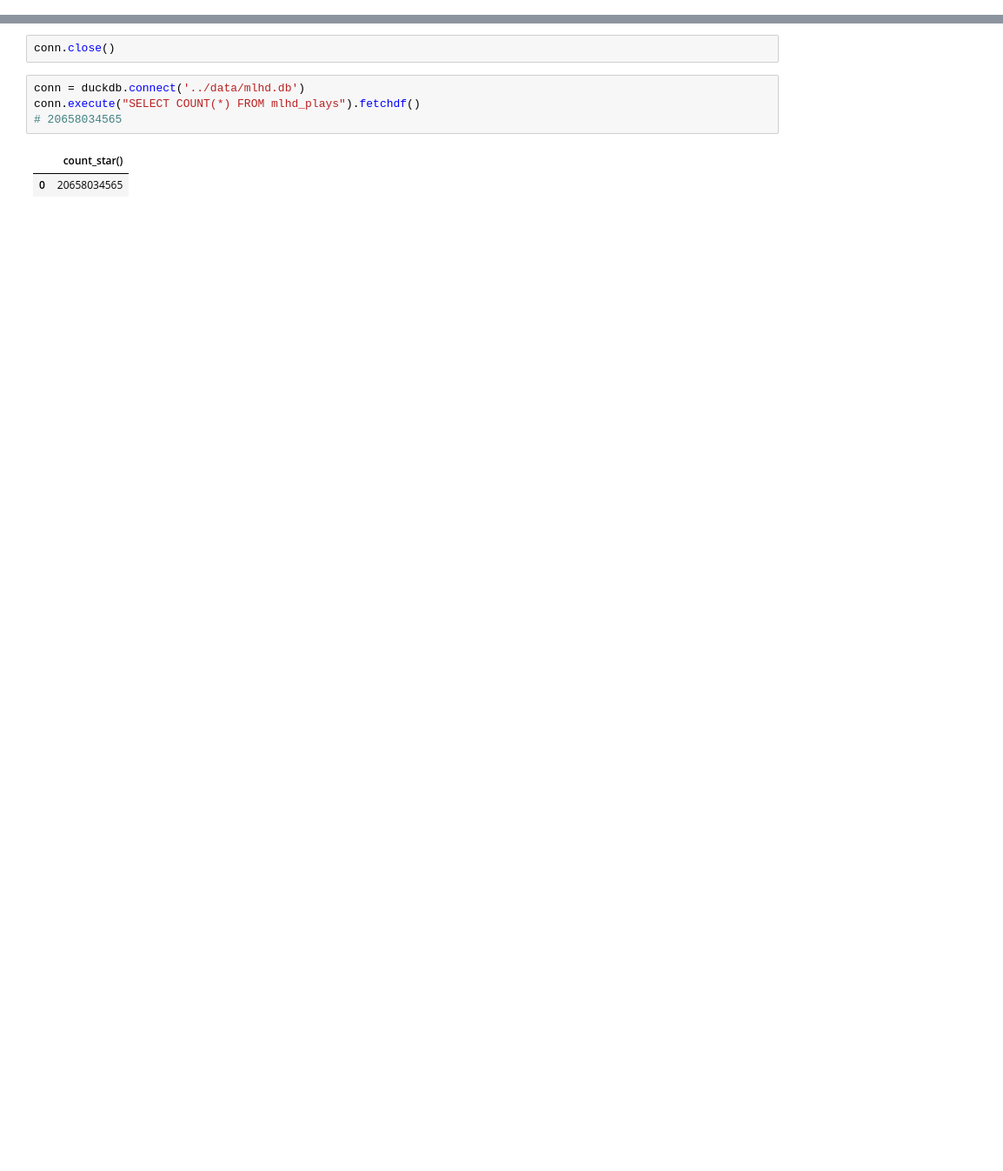
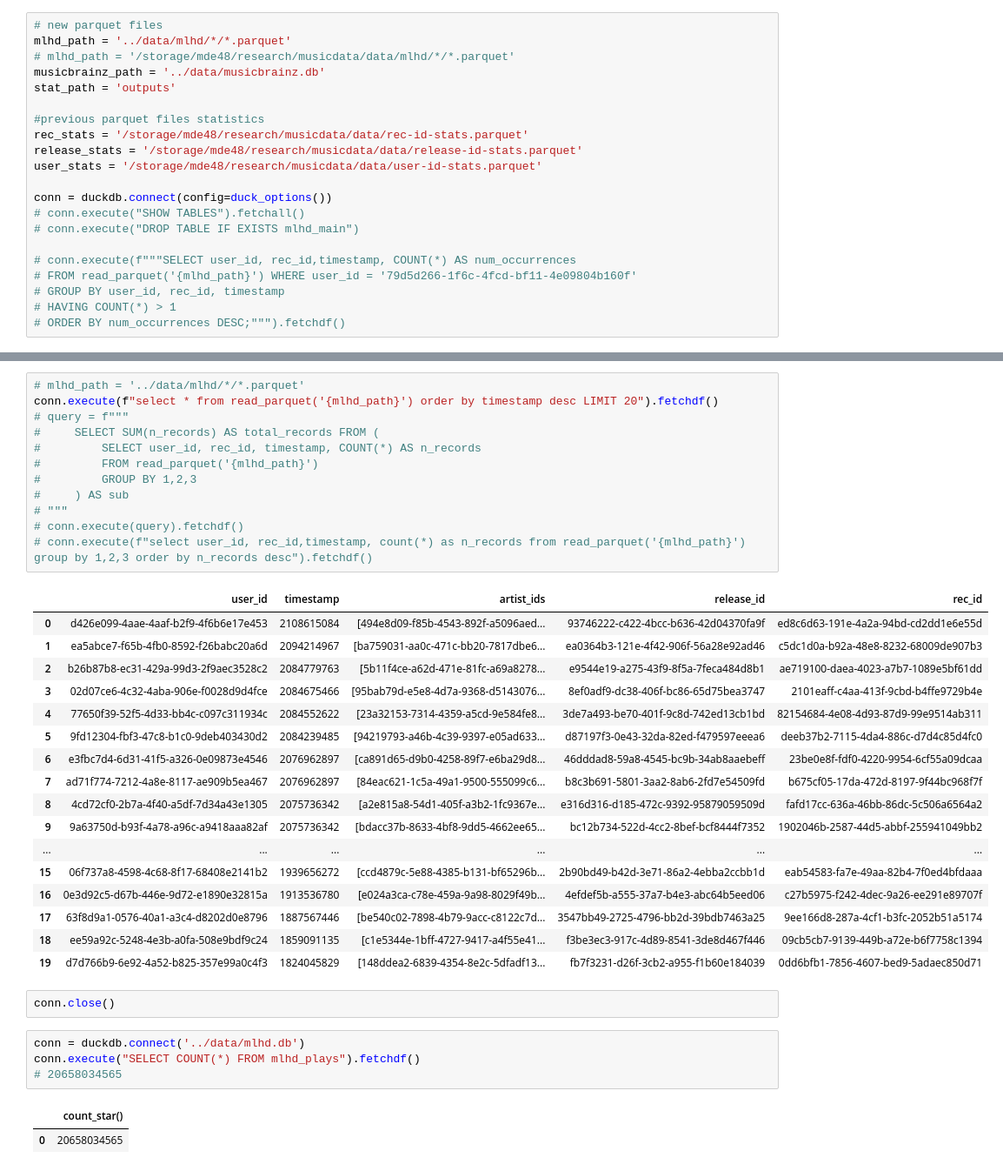
Before and after one commit to mdekstrand/musicdata-tools, a Jupyter notebook: notebooks/test.ipynb, the cells around one changed output, grey strips where cells are left out. Shown at 87% size. Cells and saved outputs as stored; diff of their text form; blank space fills up the shorter version.

Commit message:
added mapped mlhd data and new statistics

```diff
--- a/notebooks/test.ipynb
+++ b/notebooks/test.ipynb
@@ -21,0 +18,21 @@ conn = duckdb.connect()
+# %%
+# new parquet files
+mlhd_path = '../data/mlhd/*/*.parquet'
+# mlhd_path = '/storage/mde48/research/musicdata/data/mlhd/*/*.parquet'
+musicbrainz_path = '../data/musicbrainz.db'
+stat_path = 'outputs'
+
+#previous parquet files statistics
+rec_stats = '/storage/mde48/research/musicdata/data/rec-id-stats.parquet'
+release_stats = '/storage/mde48/research/musicdata/data/release-id-stats.parquet'
+user_stats = '/storage/mde48/research/musicdata/data/user-id-stats.parquet'
+
+conn = duckdb.connect(config=duck_options())
+# conn.execute("SHOW TABLES").fetchall()
+# conn.execute("DROP TABLE IF EXISTS mlhd_main")
+
+# conn.execute(f"""SELECT user_id, rec_id,timestamp, COUNT(*) AS num_occurrences
+# FROM read_parquet('{mlhd_path}') WHERE user_id = '79d5d266-1f6c-4fcd-bf11-4e09804b160f'
+# GROUP BY user_id, rec_id, timestamp
+# HAVING COUNT(*) > 1
+# ORDER BY num_occurrences DESC;""").fetchdf()
@@ -28,3 +153,33 @@ conn.execute(f"SELECT COUNT(*) FROM read_parquet('{mlhd_path}')").fetchdf()
+# %%
+# mlhd_path = '../data/mlhd/*/*.parquet'
+conn.execute(f"select * from read_parquet('{mlhd_path}') order by timestamp desc LIMIT 20").fetchdf()
+# query = f"""
+#     SELECT SUM(n_records) AS total_records FROM (
+#         SELECT user_id, rec_id, timestamp, COUNT(*) AS n_records
+#         FROM read_parquet('{mlhd_path}')
+#         GROUP BY 1,2,3
+#     ) AS sub
+# """
+# conn.execute(query).fetchdf()
+# conn.execute(f"select user_id, rec_id,timestamp, count(*) as n_records from read_parquet('{mlhd_path}') group by 1,2,3 order by n_records desc").fetchdf()
+# %% [output]
+|  | user_id | timestamp | artist_ids | release_id | rec_id |
+| 0 | d426e099-4aae-4aaf-b2f9-4f6b6e17e453 | 2108615084 | [494e8d09-f85b-4543-892f-a5096aed... | 93746222-c422-4bcc-b636-42d04370fa9f | ed8c6d63-191e-4a2a-94bd-cd2dd1e6e55d |
+| 1 | ea5abce7-f65b-4fb0-8592-f26babc20a6d | 2094214967 | [ba759031-aa0c-471c-bb20-7817dbe6... | ea0364b3-121e-4f42-906f-56a28e92ad46 | c5dc1d0a-b92a-48e8-8232-68009de907b3 |
+| 2 | b26b87b8-ec31-429a-99d3-2f9aec3528c2 | 2084779763 | [5b11f4ce-a62d-471e-81fc-a69a8278... | e9544e19-a275-43f9-8f5a-7feca484d8b1 | ae719100-daea-4023-a7b7-1089e5bf61dd |
+| 3 | 02d07ce6-4c32-4aba-906e-f0028d9d4fce | 2084675466 | [95bab79d-e5e8-4d7a-9368-d5143076... | 8ef0adf9-dc38-406f-bc86-65d75bea3747 | 2101eaff-c4aa-413f-9cbd-b4ffe9729b4e |
+| 4 | 77650f39-52f5-4d33-bb4c-c097c311934c | 2084552622 | [23a32153-7314-4359-a5cd-9e584fe8... | 3de7a493-be70-401f-9c8d-742ed13cb1bd | 82154684-4e08-4d93-87d9-99e9514ab311 |
+| 5 | 9fd12304-fbf3-47c8-b1c0-9deb403430d2 | 2084239485 | [94219793-a46b-4c39-9397-e05ad633... | d87197f3-0e43-32da-82ed-f479597eeea6 | deeb37b2-7115-4da4-886c-d7d4c85d4fc0 |
+| 6 | e3fbc7d4-6d31-41f5-a326-0e09873e4546 | 2076962897 | [ca891d65-d9b0-4258-89f7-e6ba29d8... | 46dddad8-59a8-4545-bc9b-34ab8aaebeff | 23be0e8f-fdf0-4220-9954-6cf55a09dcaa |
+| 7 | ad71f774-7212-4a8e-8117-ae909b5ea467 | 2076962897 | [84eac621-1c5a-49a1-9500-555099c6... | b8c3b691-5801-3aa2-8ab6-2fd7e54509fd | b675cf05-17da-472d-8197-9f44bc968f7f |
+| 8 | 4cd72cf0-2b7a-4f40-a5df-7d34a43e1305 | 2075736342 | [a2e815a8-54d1-405f-a3b2-1fc9367e... | e316d316-d185-472c-9392-95879059509d | fafd17cc-636a-46bb-86dc-5c506a6564a2 |
+| 9 | 9a63750d-b93f-4a78-a96c-a9418aaa82af | 2075736342 | [bdacc37b-8633-4bf8-9dd5-4662ee65... | bc12b734-522d-4cc2-8bef-bcf8444f7352 | 1902046b-2587-44d5-abbf-255941049bb2 |
+| ... | ... | ... | ... | ... | ... |
+| 15 | 06f737a8-4598-4c68-8f17-68408e2141b2 | 1939656272 | [ccd4879c-5e88-4385-b131-bf65296b... | 2b90bd49-b42d-3e71-86a2-4ebba2ccbb1d | eab54583-fa7e-49aa-82b4-7f0ed4bfdaaa |
+| 16 | 0e3d92c5-d67b-446e-9d72-e1890e32815a | 1913536780 | [e024a3ca-c78e-459a-9a98-8029f49b... | 4efdef5b-a555-37a7-b4e3-abc64b5eed06 | c27b5975-f242-4dec-9a26-ee291e89707f |
+| 17 | 63f8d9a1-0576-40a1-a3c4-d8202d0e8796 | 1887567446 | [be540c02-7898-4b79-9acc-c8122c7d... | 3547bb49-2725-4796-bb2d-39bdb7463a25 | 9ee166d8-287a-4cf1-b3fc-2052b51a5174 |
+| 18 | ee59a92c-5248-4e3b-a0fa-508e9bdf9c24 | 1859091135 | [c1e5344e-1bff-4727-9417-a4f55e41... | f3be3ec3-917c-4d89-8541-3de8d467f446 | 09cb5cb7-9139-449b-a72e-b6f7758c1394 |
+| 19 | d7d766b9-6e92-4a52-b825-357e99a0c4f3 | 1824045829 | [148ddea2-6839-4354-8e2c-5dfadf13... | fb7f3231-d26f-3cb2-a955-f1b60e184039 | 0dd6bfb1-7856-4607-bed9-5adaec850d71 |
 # %%
 conn.close()
 # %%
```
Also changed, not shown: parts of 13 cells of this notebook, 6 other files.
